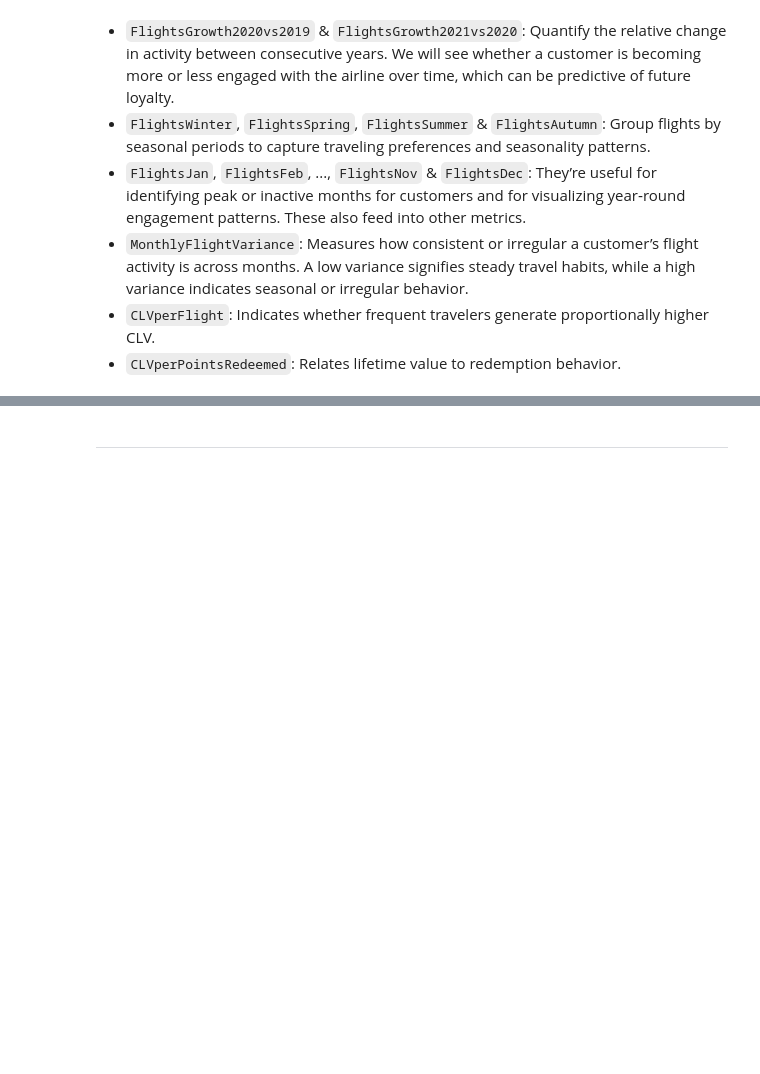
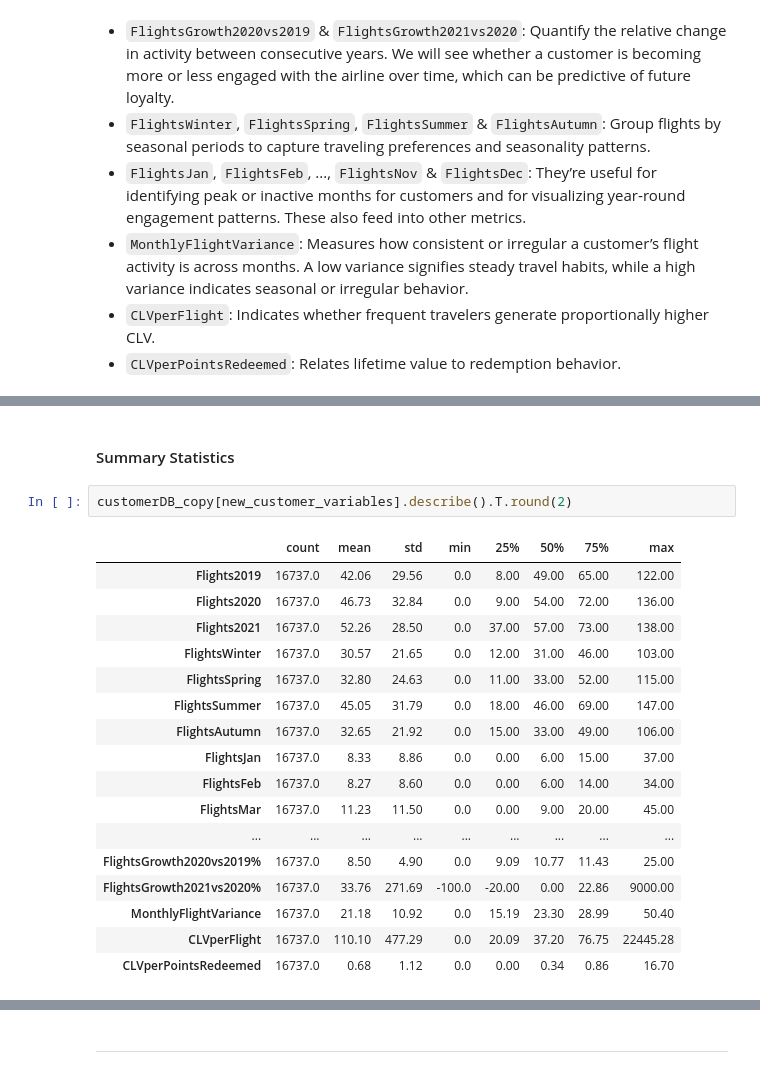
Before and after one commit to lCarvas/data-mining, a Jupyter notebook: src/Group94_EDA_Code.ipynb, the cells around one changed output, grey strips where cells are left out. Saved outputs shown, nothing was run; the diff lists cells and outputs as text; blank space fills up the shorter version.

```diff
--- a/src/Group94_EDA_Code.ipynb
+++ b/src/Group94_EDA_Code.ipynb
@@ -1161,3 +1181,25 @@ customerDB_copy.head()
 | 429460 | British Columbia | Vancouver | male | College | Urban | NaN | Single | ... |
 | 608370 | Ontario | Toronto | male | College | Suburban | NaN | Single | ... |
 | 530508 | Quebec | Hull | male | Bachelor | Suburban | 97832.0 | Married | ... |
+# %% [markdown]
+#### Summary Statistics
+# %%
+customerDB_copy[new_customer_variables].describe().T.round(2)
+# %% [output]
+|  | count | mean | std | min | 25% | 50% | 75% | max |
+| Flights2019 | 16737.0 | 42.06 | 29.56 | 0.0 | 8.00 | 49.00 | 65.00 | 122.00 |
+| Flights2020 | 16737.0 | 46.73 | 32.84 | 0.0 | 9.00 | 54.00 | 72.00 | 136.00 |
+| Flights2021 | 16737.0 | 52.26 | 28.50 | 0.0 | 37.00 | 57.00 | 73.00 | 138.00 |
+| FlightsWinter | 16737.0 | 30.57 | 21.65 | 0.0 | 12.00 | 31.00 | 46.00 | 103.00 |
+| FlightsSpring | 16737.0 | 32.80 | 24.63 | 0.0 | 11.00 | 33.00 | 52.00 | 115.00 |
+| FlightsSummer | 16737.0 | 45.05 | 31.79 | 0.0 | 18.00 | 46.00 | 69.00 | 147.00 |
+| FlightsAutumn | 16737.0 | 32.65 | 21.92 | 0.0 | 15.00 | 33.00 | 49.00 | 106.00 |
+| FlightsJan | 16737.0 | 8.33 | 8.86 | 0.0 | 0.00 | 6.00 | 15.00 | 37.00 |
+| FlightsFeb | 16737.0 | 8.27 | 8.60 | 0.0 | 0.00 | 6.00 | 14.00 | 34.00 |
+| FlightsMar | 16737.0 | 11.23 | 11.50 | 0.0 | 0.00 | 9.00 | 20.00 | 45.00 |
+| ... | ... | ... | ... | ... | ... | ... | ... | ... |
+| FlightsGrowth2020vs2019% | 16737.0 | 8.50 | 4.90 | 0.0 | 9.09 | 10.77 | 11.43 | 25.00 |
+| FlightsGrowth2021vs2020% | 16737.0 | 33.76 | 271.69 | -100.0 | -20.00 | 0.00 | 22.86 | 9000.00 |
+| MonthlyFlightVariance | 16737.0 | 21.18 | 10.92 | 0.0 | 15.19 | 23.30 | 28.99 | 50.40 |
+| CLVperFlight | 16737.0 | 110.10 | 477.29 | 0.0 | 20.09 | 37.20 | 76.75 | 22445.28 |
+| CLVperPointsRedeemed | 16737.0 | 0.68 | 1.12 | 0.0 | 0.00 | 0.34 | 0.86 | 16.70 |
```
Also changed, not shown: parts of 9 cells of this notebook.
